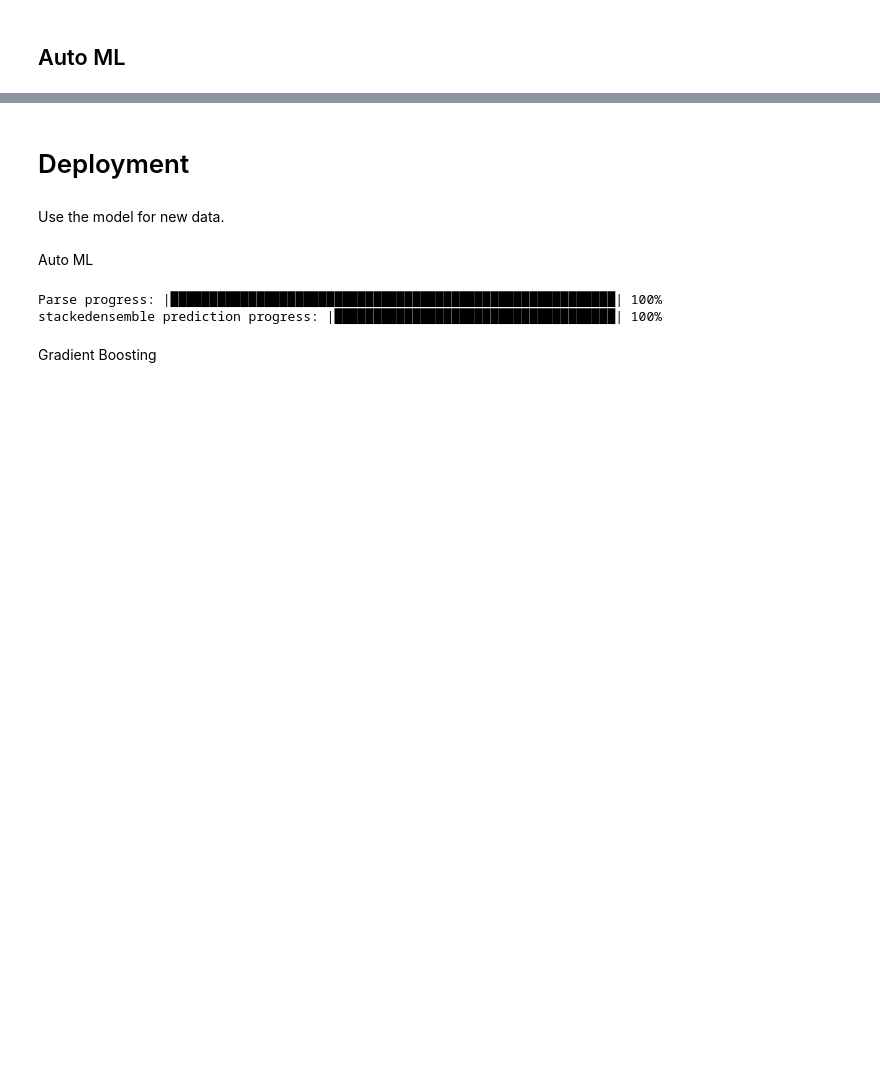
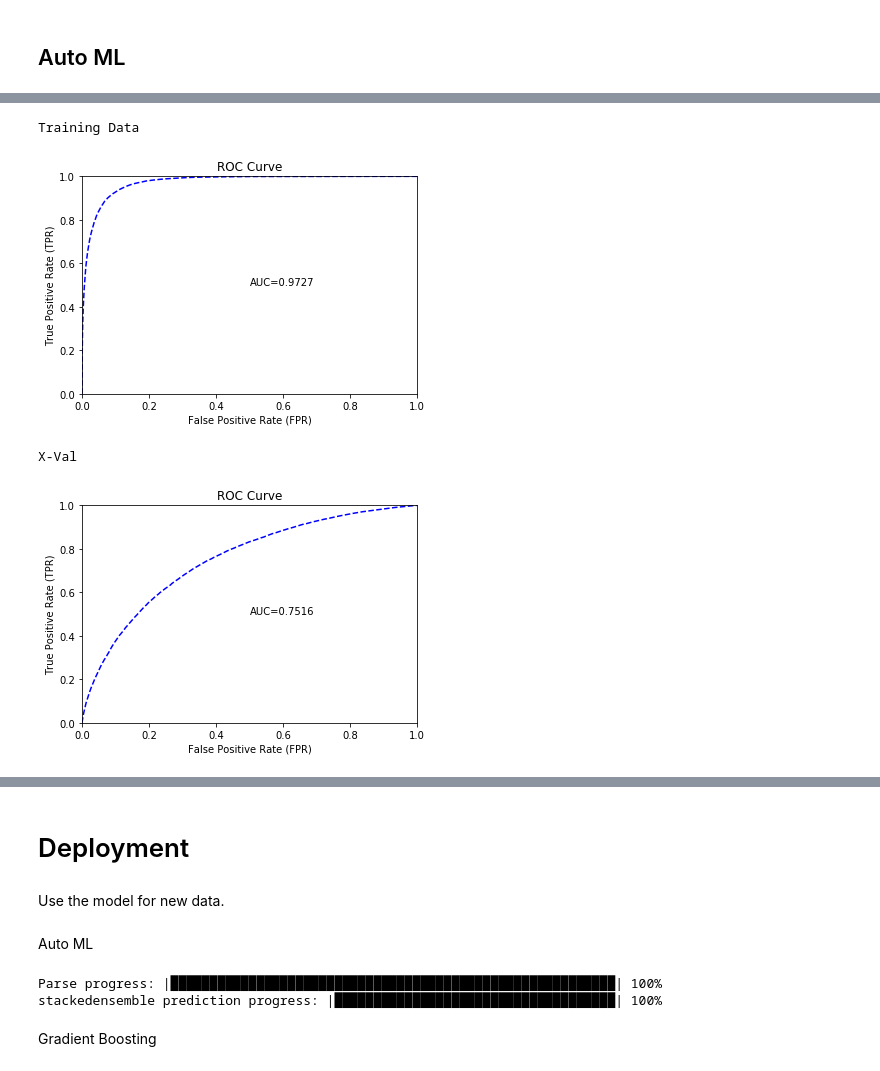
Before and after one commit to lukassykora/pysparkandh20, a Jupyter notebook: PySpark and H2O.ipynb, the cells around one changed output, grey strips where cells are left out. Cells and saved outputs as stored; diff of their text form; code cells hidden in the pictures; blank space fills up the shorter version.

```diff
--- a/PySpark and H2O.ipynb
+++ b/PySpark and H2O.ipynb
@@ -414,0 +444,10 @@ aml.leaderboard
+# %%
+print("Training Data")
+aml.leader.model_performance(train = True).plot()
+print("X-Val")
+aml.leader.model_performance(xval=True).plot()
+# %% [output]
+Training Data
+[figure, added]
+X-Val
+[figure, added]
```
Also changed, not shown: parts of 9 cells of this notebook.
